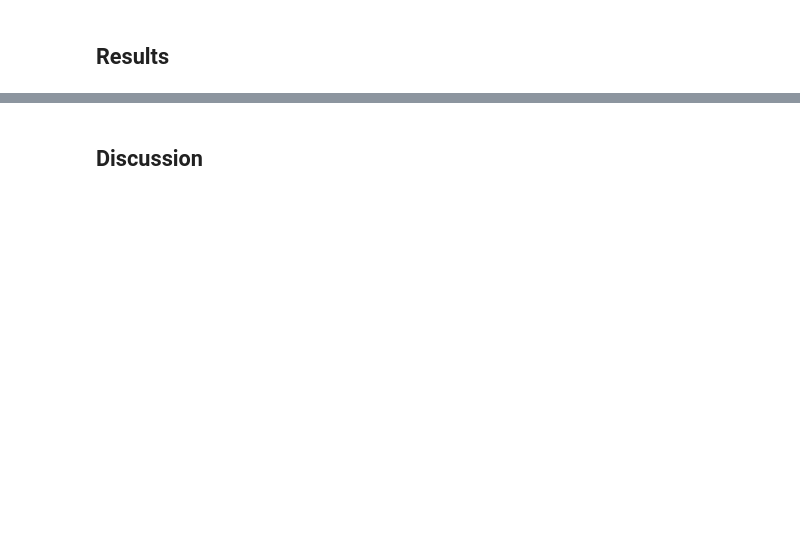
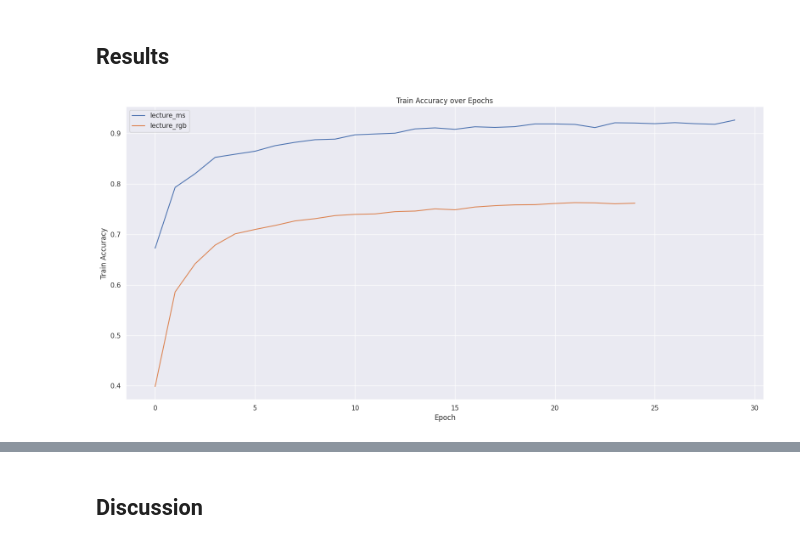
Before and after one commit to lukas-gysin/bverl-miniproject, a Jupyter notebook: notebooks/00-submission.ipynb, the cells around one changed output, grey strips where cells are left out. Cells and saved outputs as stored; diff of their text form; code cells hidden in the pictures; blank space fills up the shorter version.

```diff
--- a/notebooks/00-submission.ipynb
+++ b/notebooks/00-submission.ipynb
@@ -277,2 +273,17 @@ ax.set_xticklabels(tick_labels, rotation=15, ha='right')
 # %% [markdown]
 ## Results
+# %%
+fig, ax = plt.subplots(figsize=(16, 8), layout='tight')
+ax.set_title("Train Accuracy over Epochs")
+ax.set_xlabel("Epoch")
+ax.set_ylabel("Train Accuracy")
+
+for experiment in os.listdir(Path('/workspace/code/data/logs')):
+  path = Path('/workspace/code/data/logs') / experiment / 'version_0/metrics.csv'
+  metrics = pd.read_csv(path)
+  metrics = metrics[~metrics['train/acc_epoch'].isna()]
+  ax.plot(metrics['epoch'], metrics['train/acc_epoch'], label=experiment)
+
+_ = ax.legend()
+# %% [output]
+[figure, added]
```
Also changed, not shown: parts of 11 cells of this notebook.
